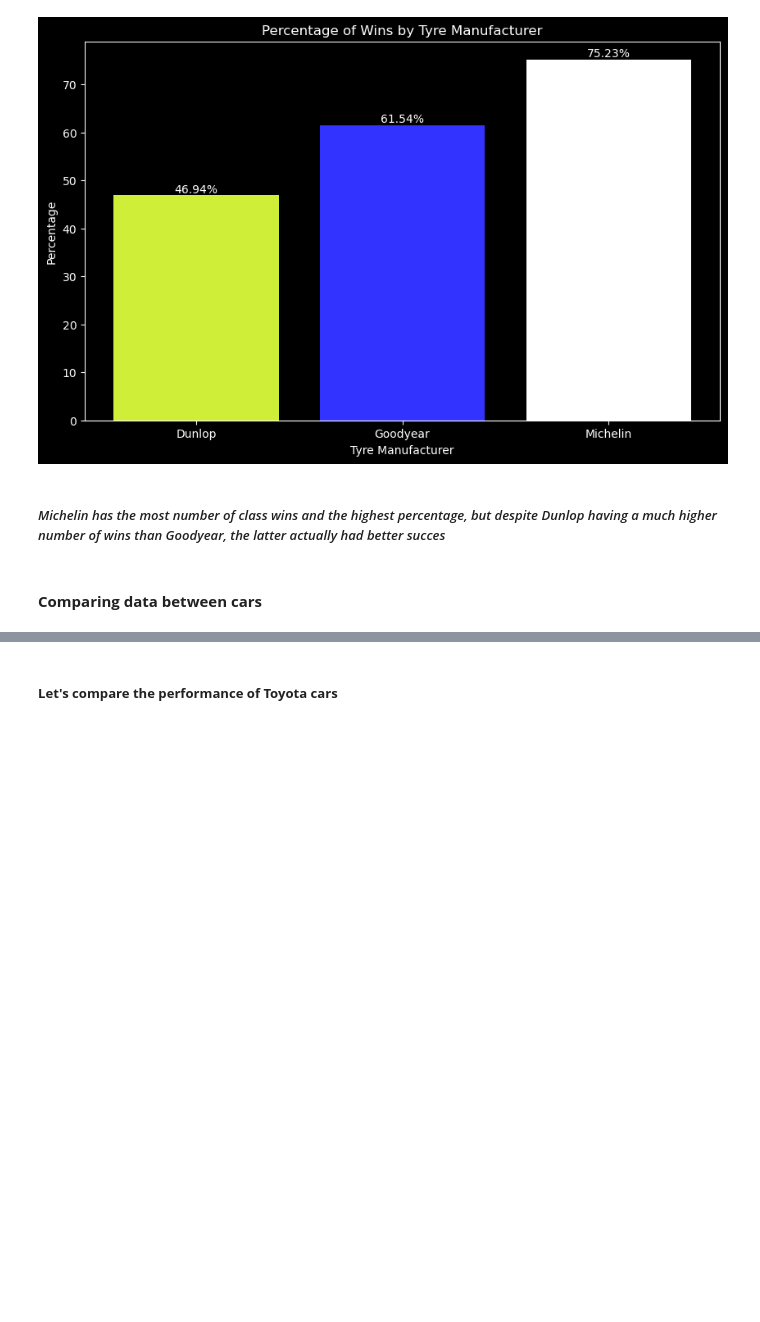
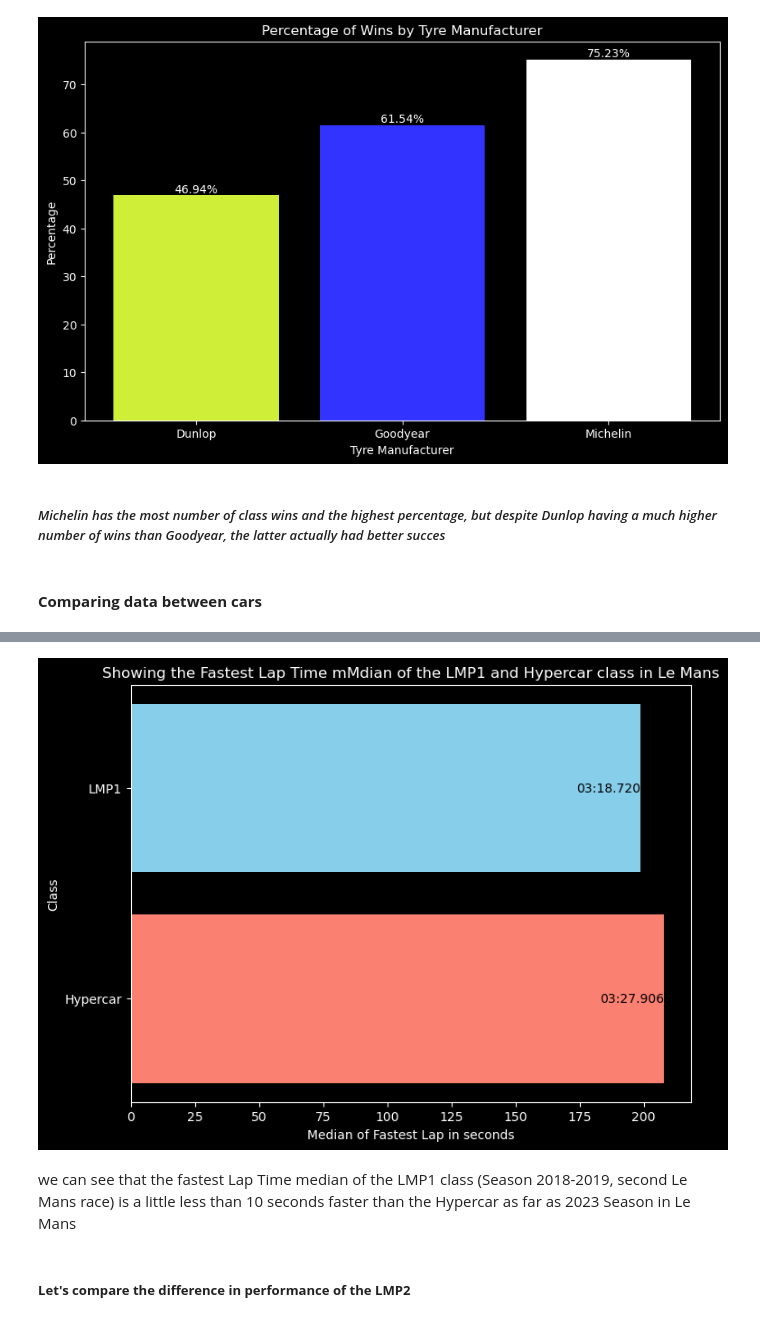
Before and after one commit to FelipeLRoll/wec-analysis, a Jupyter notebook: Notebooks/wec_analysis.ipynb, the cells around one changed output, grey strips where cells are left out. Saved outputs shown, nothing was run; the diff lists cells and outputs as text; code cells hidden in the pictures; blank space fills up the shorter version.

```diff
--- a/Notebooks/wec_analysis.ipynb
+++ b/Notebooks/wec_analysis.ipynb
@@ -359,2 +481,30 @@ plt.show()
+# %%
+# Filter the data for season_race starting with 'LeMans', class = 'LMP1' or 'Hypercar', and status = 'Classified'
+filtered_data = wec_analysis[(wec_analysis['season_race'].str.startswith('LeMans')) & (wec_analysis['status'] == 'Classified') & (wec_analysis['class'].isin(['LMP1', 'Hypercar']))]
+
+# Calculate the median fl_time for each season_race, class, and race
+median_fl_time = filtered_data.groupby(['season_race', 'class'])['fl_time_seconds'].median().reset_index()
+
+# Find the season_race with the lowest median fl_time_seconds for LMP1 and Hypercar classes
+lowest_median_season_race = median_fl_time.groupby('class')['fl_time_seconds'].idxmin()
+
+# Extract the median for the season_race with the lowest median fl_time_seconds for LMP1 and Hypercar classes
+lowest_median_fl_time = median_fl_time.loc[lowest_median_season_race].reset_index()
+
+# Plot a horizontal bar graph showing the lowest median fl_time for LMP1 and Hypercar classes
+plt.figure(figsize=(8, 6))
+plt.barh(lowest_median_fl_time['class'], lowest_median_fl_time['fl_time_seconds'], color=['salmon', 'skyblue'])
+
+for i, (val, class_name) in enumerate(zip(lowest_median_fl_time['fl_time_seconds'], lowest_median_fl_time['class'])):
+    plt.text(val, i, f"{int(val//60):02d}:{val%60:06.3f}", color='black', va='center', ha='right')
+
+plt.ylabel('Class')
+plt.xlabel('Median of Fastest Lap in seconds')
+plt.title('Showing the Fastest Lap Time mMdian of the LMP1 and Hypercar class in Le Mans')
+plt.show()
+# %% [output]
+[figure, added]
+# %% [markdown]
+we can see that the fastest Lap Time median of the LMP1 class (Season 2018-2019, second Le Mans race) is a little less than 10 seconds faster than the Hypercar as far as 2023 Season in Le Mans
 # %% [markdown]
-##### **Let's compare the performance of Toyota cars**
+##### **Let's compare the difference in performance of the LMP2**
```
Also changed, not shown: parts of 33 cells of this notebook, 5 other files.
